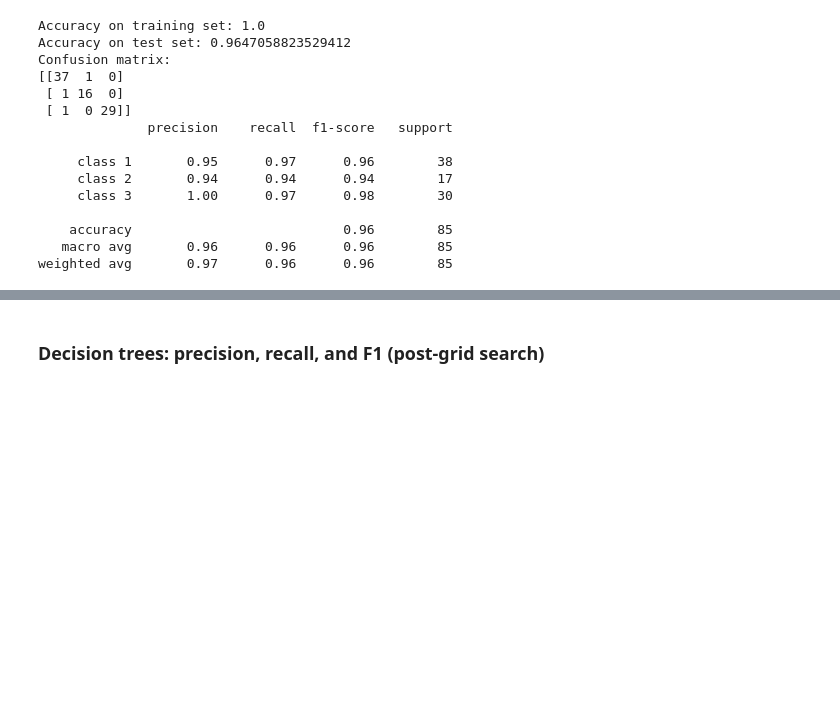
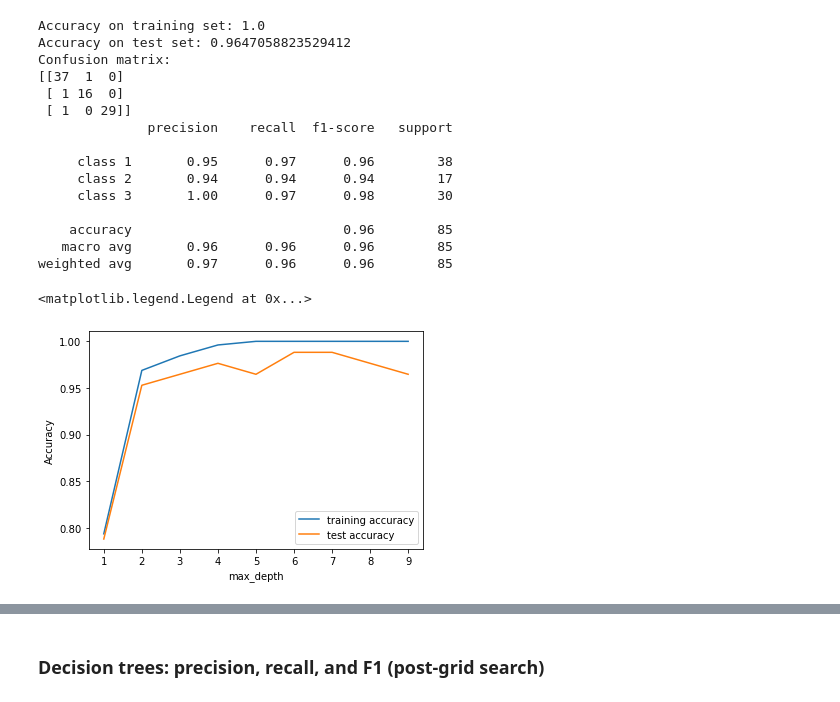
Before and after one commit to cheje/data71200, a Jupyter notebook: project2.ipynb, the cells around one changed output, grey strips where cells are left out. Cells and saved outputs as stored; diff of their text form; code cells hidden in the pictures; blank space fills up the shorter version.

```diff
--- a/project2.ipynb
+++ b/project2.ipynb
@@ -586,0 +559,13 @@ weighted avg       0.80      0.80      0.76        85
+# %%
+# worst-performing parameter settings?
+knn4 = KNeighborsClassifier(n_neighbors=4, p=2, weights="uniform")
+knn4.fit(X_train_enc, y_train_enc)
+print("knn score (k=4) on test data: {}".format(knn4.score(X_test_enc, y_test_enc)))
+
+# confusion matrix
+confusion4 = confusion_matrix(y_test_enc.values.argmax(axis=1), knn4.predict(X_test_enc).argmax(axis=1))
+print("Confusion matrix for k=4:\n{}".format(confusion4))
+
+# classification report
+print(classification_report(y_test_enc.values.argmax(axis=1), knn4.predict(X_test_enc).argmax(axis=1),
+                            target_names=["class 1", "class 2", "class 3"]))
@@ -619,3 +619,27 @@ Confusion matrix:
     accuracy                           0.96        85
    macro avg       0.96      0.96      0.96        85
 weighted avg       0.97      0.96      0.96        85
+# %%
+# comparing different max_depth values
+training_accuracy_depth = []
+test_accuracy_depth = []
+# run max_depth from 1 to 10
+depth_settings = range(1, 10)
+
+for max_depth in depth_settings:
+    # build the model
+    dt_depth_vis = DecisionTreeClassifier(max_depth=max_depth)
+    dt_depth_vis.fit(X_train_enc, y_train_enc)
+    # record training data accuracy
+    training_accuracy_depth.append(dt_depth_vis.score(X_train_enc, y_train_enc))
+    # record test/generalization accuracy
+    test_accuracy_depth.append(dt_depth_vis.score(X_test_enc, y_test_enc))
+
+plt.plot(depth_settings, training_accuracy_depth, label="training accuracy")
+plt.plot(depth_settings, test_accuracy_depth, label="test accuracy")
+plt.ylabel("Accuracy")
+plt.xlabel("max_depth")
+plt.legend()
+# %% [output]
+<matplotlib.legend.Legend at 0x...>
+[figure, added]
```
Also changed, not shown: parts of 63 cells of this notebook.
